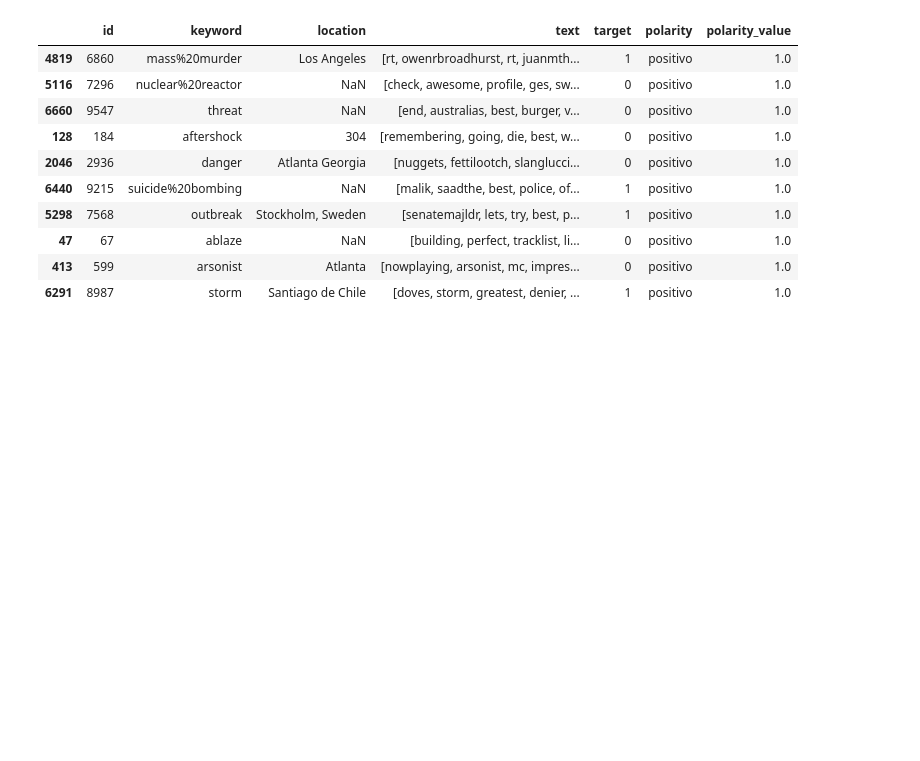
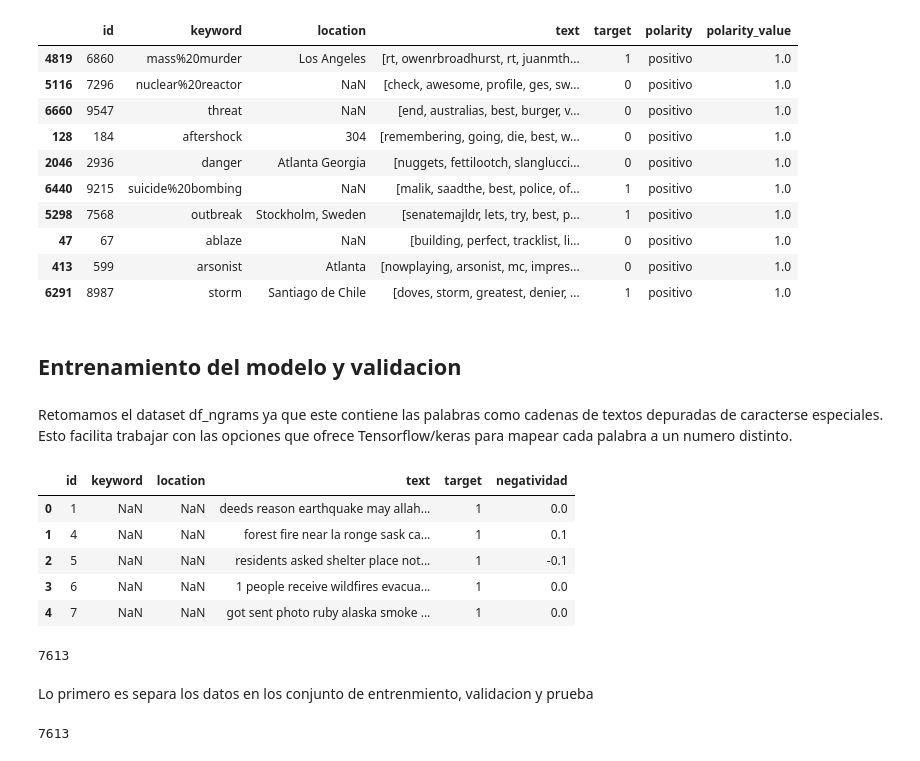
Before and after one commit to jlor31/DS1_LAB05, a Jupyter notebook: DS 1 LAB 05.ipynb, the cells around one changed output. Saved outputs shown, nothing was run; the diff lists cells and outputs as text; code cells hidden in the pictures; blank space fills up the shorter version.

Commit message:
Implementacion final del modelo, entrenamiento y prueba

```diff
--- a/DS 1 LAB 05.ipynb
+++ b/DS 1 LAB 05.ipynb
@@ -221,3 +219,5 @@ df_ngrams.head()  #listo!
+# %%
+df_modelo = df_ngrams.copy()
 # %%
 #importamos librerias requeridas para esta etapa
 
@@ -486,3 +469,23 @@ Df.sort_values(by='polarity_value', ascending=False).head(10)
 | 47 | 67 | ablaze | NaN | [building, perfect, tracklist, li... | 0 | positivo | 1.0 |
 | 413 | 599 | arsonist | Atlanta | [nowplaying, arsonist, mc, impres... | 0 | positivo | 1.0 |
 | 6291 | 8987 | storm | Santiago de Chile | [doves, storm, greatest, denier, ... | 1 | positivo | 1.0 |
+# %% [markdown]
+## Entrenamiento del modelo y validacion
+# %% [markdown]
+Retomamos el dataset df_ngrams ya que este contiene las palabras como cadenas de textos depuradas de caracterse especiales.
+Esto facilita trabajar con las opciones que ofrece Tensorflow/keras para mapear cada palabra a un numero distinto.
+# %%
+df_modelo.head()
+# %% [output]
+|  | id | keyword | location | text | target | negatividad |
+| 0 | 1 | NaN | NaN | deeds reason earthquake may allah... | 1 | 0.0 |
+| 1 | 4 | NaN | NaN | forest fire near la ronge sask ca... | 1 | 0.1 |
+| 2 | 5 | NaN | NaN | residents asked shelter place not... | 1 | -0.1 |
+| 3 | 6 | NaN | NaN | 1 people receive wildfires evacua... | 1 | 0.0 |
+| 4 | 7 | NaN | NaN | got sent photo ruby alaska smoke ... | 1 | 0.0 |
+# %%
+len(df_modelo)
+# %% [output]
+7613
+# %% [markdown]
+Lo primero es separa los datos en los conjunto de entrenmiento, validacion y prueba
@@ -488,0 +504,4 @@ Df.sort_values(by='polarity_value', ascending=False).head(10)
+# %%
+len(df_test) + len(df_train) + len(df_val)  #Solo chequeando que todo esté bien
+# %% [output]
+7613
```
Also changed, not shown: parts of 55 cells of this notebook.
